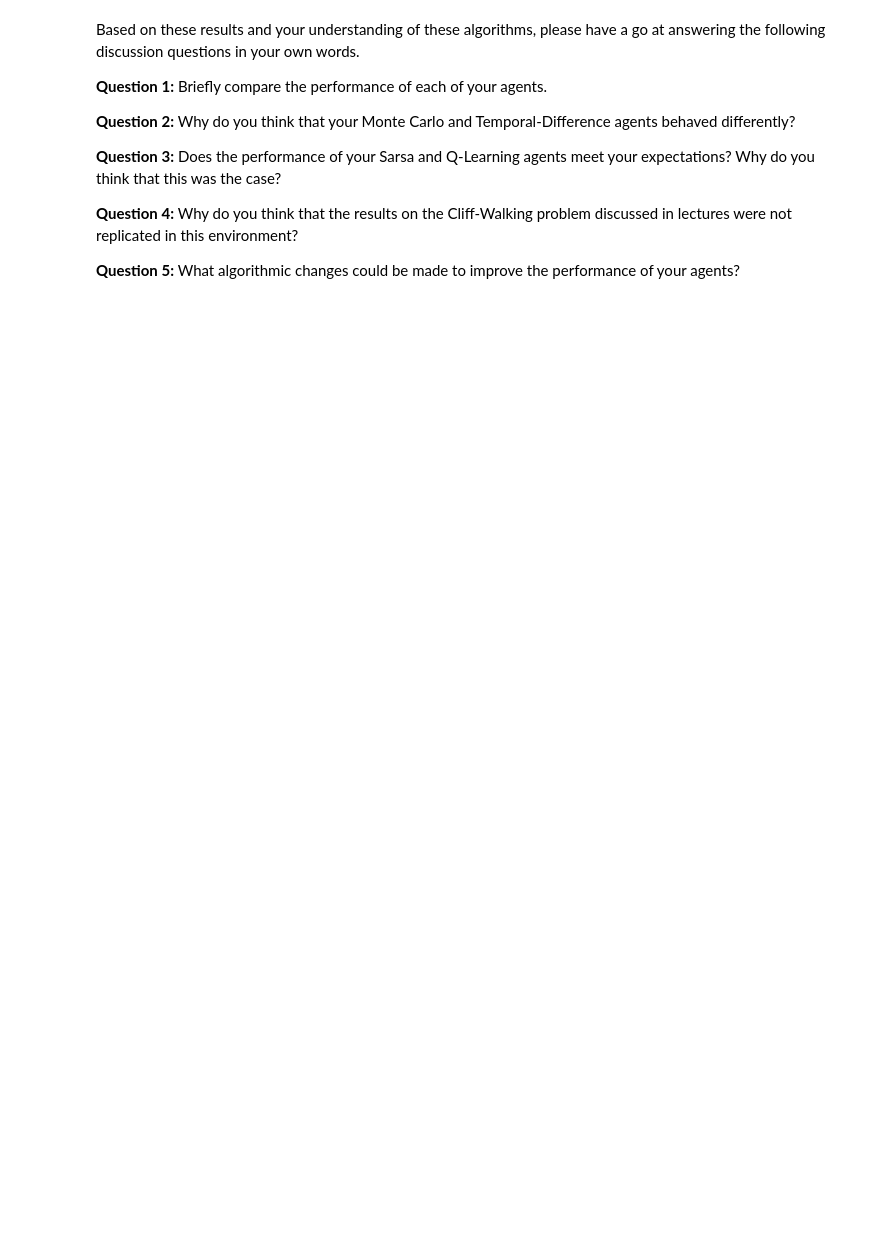
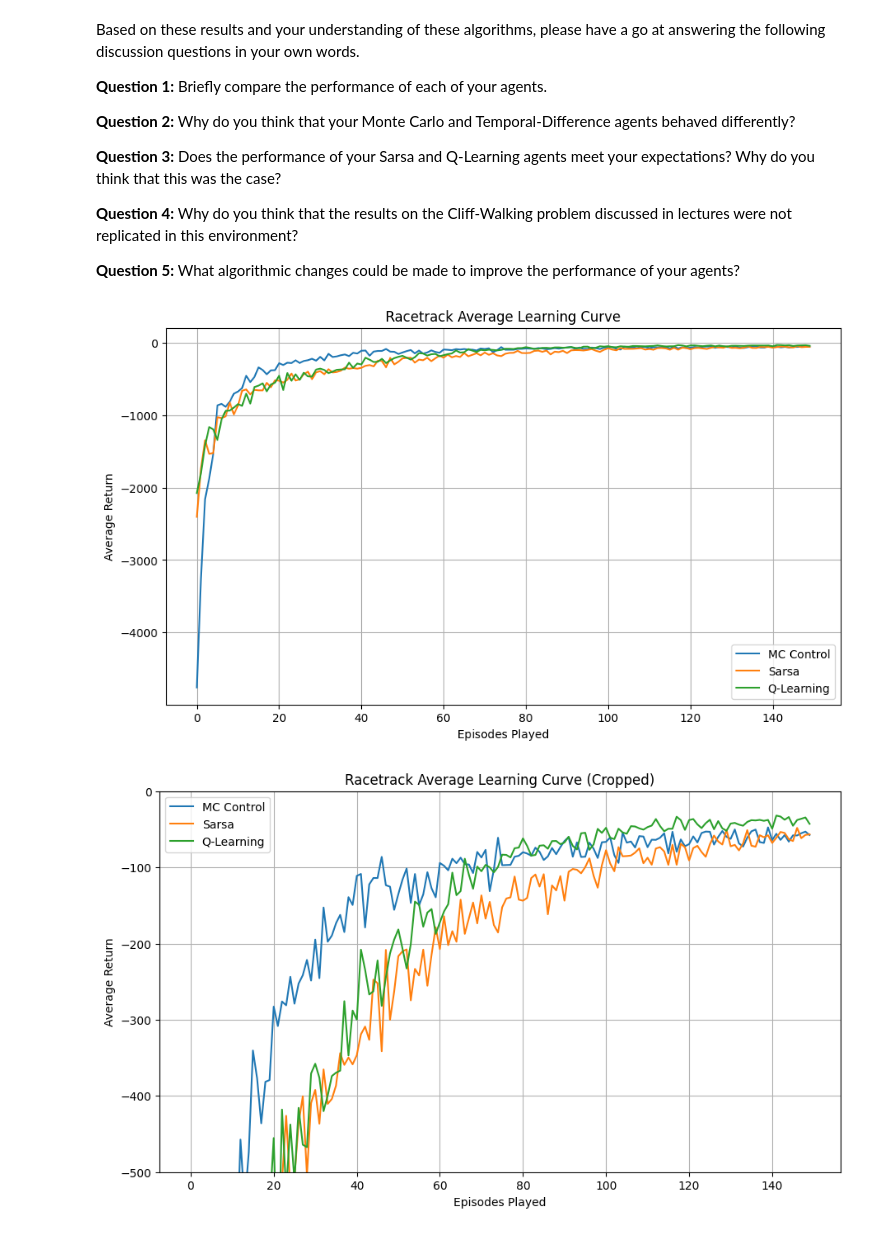
Before and after one commit to Salceid0/proyecto-bath, a Jupyter notebook: RL/W4/rl_cw_3_temporal_difference.ipynb, the cells around one changed output. Cells and saved outputs as stored; diff of their text form; code cells hidden in the pictures; blank space fills up the shorter version.

```diff
--- a/RL/W4/rl_cw_3_temporal_difference.ipynb
+++ b/RL/W4/rl_cw_3_temporal_difference.ipynb
@@ -143,3 +251,21 @@ Based on these results and your understanding of these algorithms, please have a
 **Question 4:** Why do you think that the results on the Cliff-Walking problem discussed in lectures were not replicated in this environment?
 
 **Question 5:** What algorithmic changes could be made to improve the performance of your agents?
+# %%
+import time
+import json
+import random
+import numpy as np
+import matplotlib.pyplot as plt
+import matplotlib.patheffects as pe
+from IPython.display import clear_output
+
+from matplotlib import colors
+with open("correct_returns_q.json", "r") as f3:
+    q_learning_rewards = json.load(f3)
+with open("correct_returns_sarsa.json", "r") as f4:
+    sarsa_rewards = json.load(f4)
+plot_combined_results()
+# %% [output]
+[figure, added]
+[figure, added]
```
Also changed, not shown: parts of 7 cells of this notebook, 1 other file.
